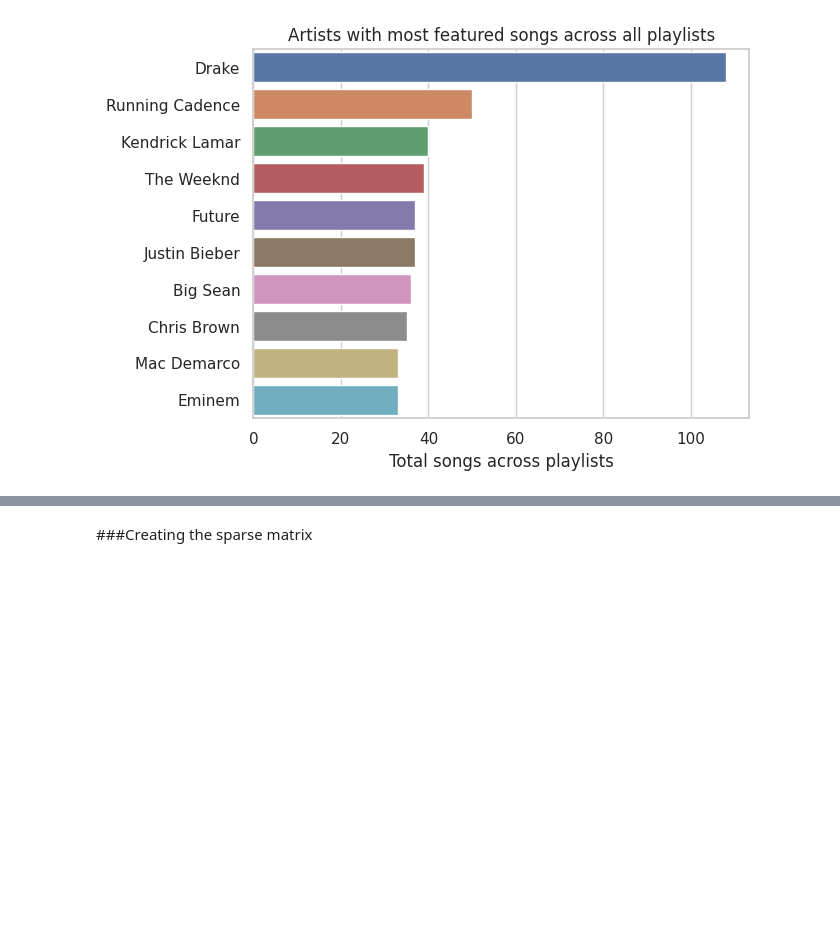
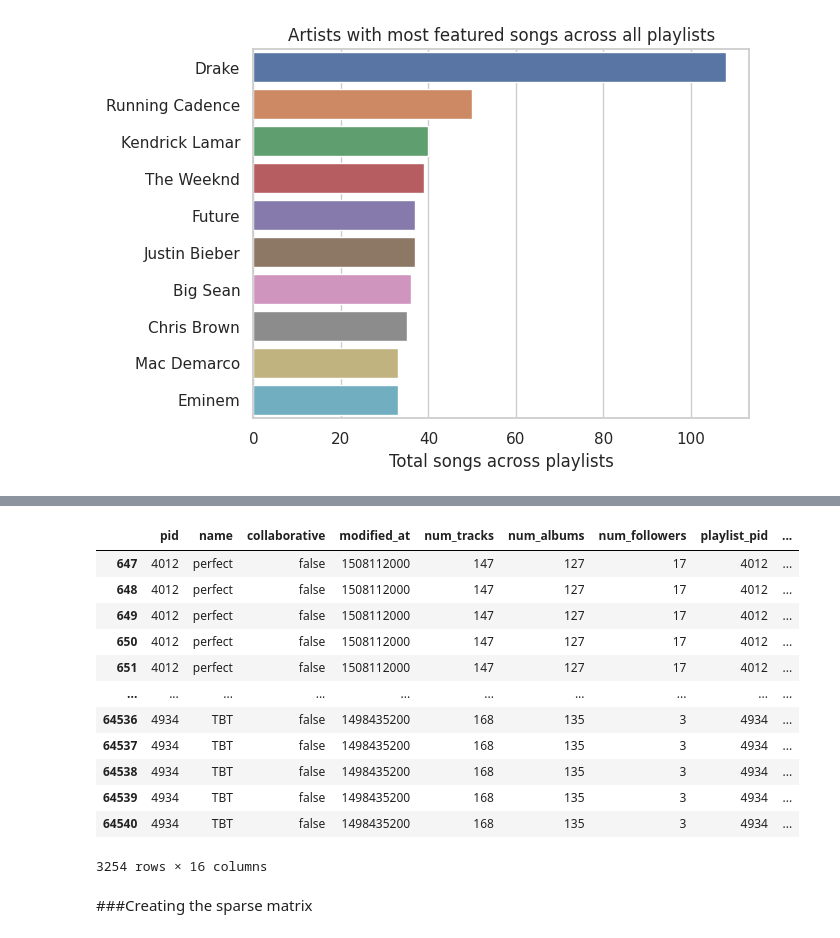
Before and after one commit to Ruby-L-i-n/CSDS234_FinalProject, a Jupyter notebook: SpotifyPlaylist.ipynb, the cells around one changed output, grey strips where cells are left out. Drawn from its saved outputs; the diff is of its cells as text; code cells hidden in the pictures; blank space fills up the shorter version.

```diff
--- a/SpotifyPlaylist.ipynb
+++ b/SpotifyPlaylist.ipynb
@@ -123,3 +177,30 @@ Text(0.5, 0, 'Total songs across playlists')
+# %%
+
+# Filter playlists with more than 100 tracks
+large_playlists = train_df[(train_df['num_tracks'] >= 100) & (train_df['num_tracks'] <= 200)]
+
+# Randomly select 25 unique playlist pids
+selected_playlist_pids = large_playlists['pid'].sample(n=25, random_state=18).tolist()
+
+# Filter the DataFrame to include only rows corresponding to the selected playlist pids
+selected_playlists = large_playlists[large_playlists['pid'].isin(selected_playlist_pids)]
+
+# Display the selected playlists
+selected_playlists
+# %% [output]
+|  | pid | name | collaborative | modified_at | num_tracks | num_albums | num_followers | playlist_pid | ... |
+| 647 | 4012 | perfect | false | 1508112000 | 147 | 127 | 17 | 4012 | ... |
+| 648 | 4012 | perfect | false | 1508112000 | 147 | 127 | 17 | 4012 | ... |
+| 649 | 4012 | perfect | false | 1508112000 | 147 | 127 | 17 | 4012 | ... |
+| 650 | 4012 | perfect | false | 1508112000 | 147 | 127 | 17 | 4012 | ... |
+| 651 | 4012 | perfect | false | 1508112000 | 147 | 127 | 17 | 4012 | ... |
+| ... | ... | ... | ... | ... | ... | ... | ... | ... | ... |
+| 64536 | 4934 | TBT | false | 1498435200 | 168 | 135 | 3 | 4934 | ... |
+| 64537 | 4934 | TBT | false | 1498435200 | 168 | 135 | 3 | 4934 | ... |
+| 64538 | 4934 | TBT | false | 1498435200 | 168 | 135 | 3 | 4934 | ... |
+| 64539 | 4934 | TBT | false | 1498435200 | 168 | 135 | 3 | 4934 | ... |
+| 64540 | 4934 | TBT | false | 1498435200 | 168 | 135 | 3 | 4934 | ... |
+3254 rows × 16 columns
 # %% [markdown]
 ###Creating the sparse matrix
 # %%
```
Also changed, not shown: parts of 3 cells of this notebook.
